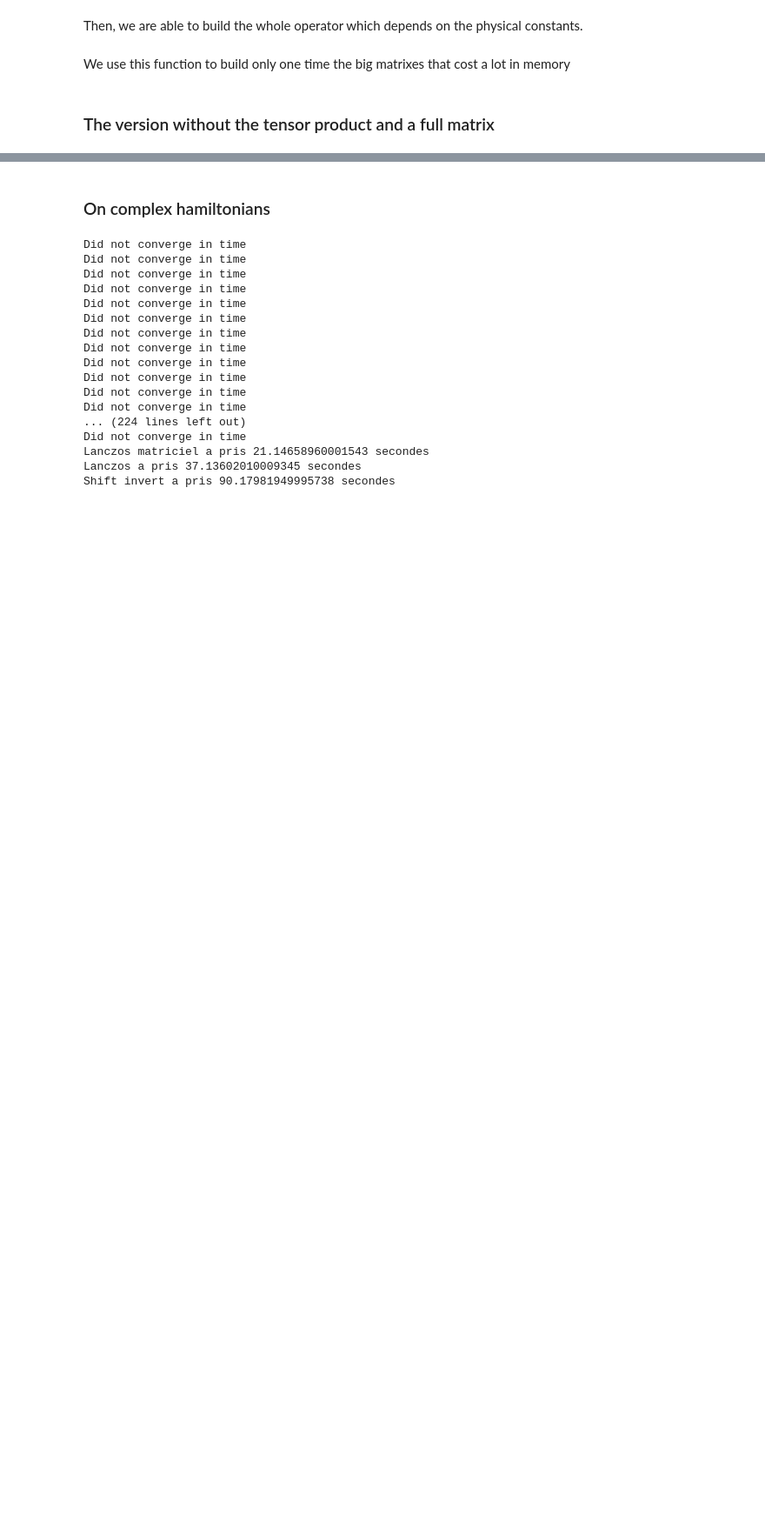
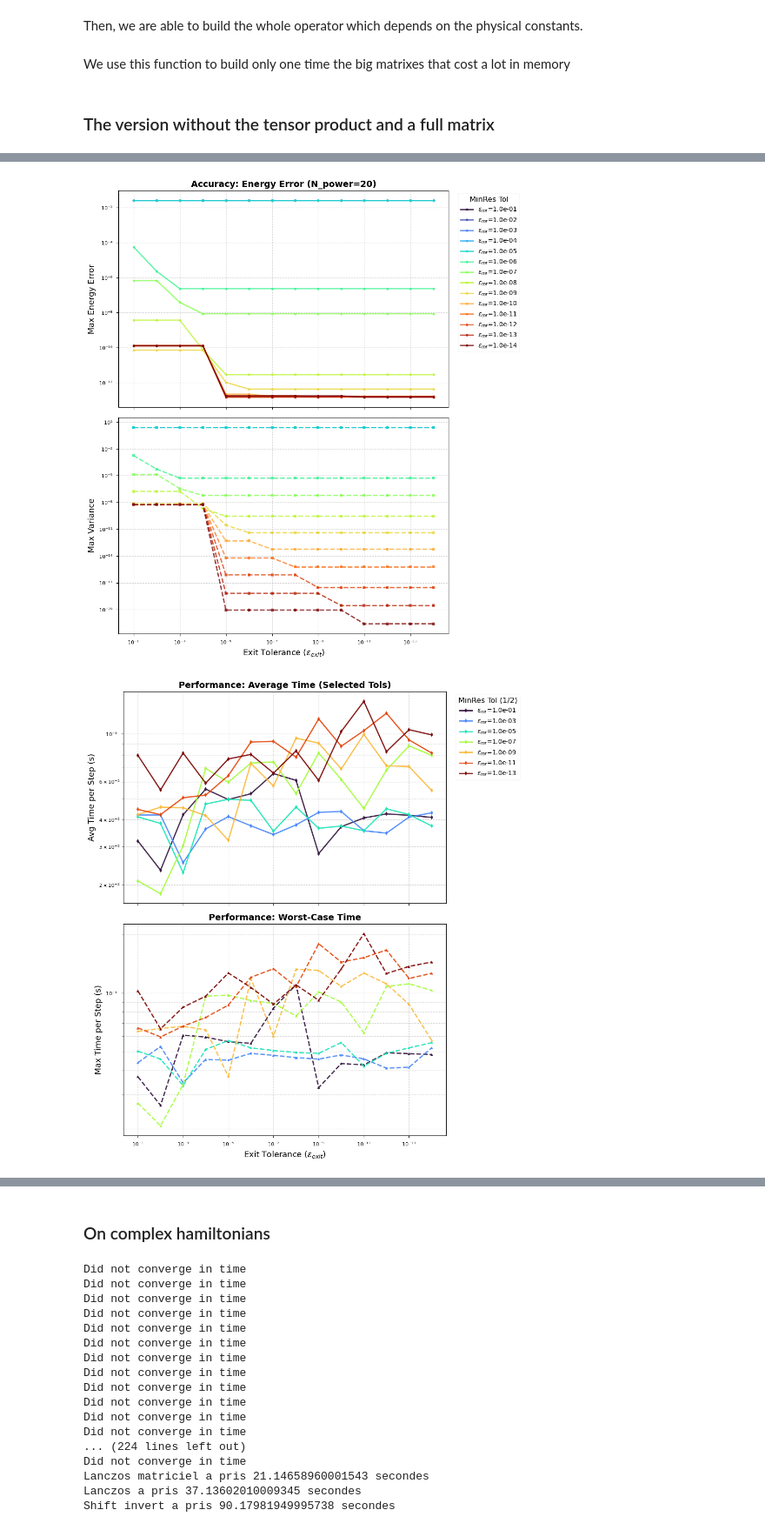
Before and after one commit to Grucciman/TR-Control, a Jupyter notebook: Internship/shift_invert.ipynb, the cells around one changed output, grey strips where cells are left out. Shown at 87% size. Cells and saved outputs as stored; diff of their text form; code cells hidden in the pictures; blank space fills up the shorter version.

```diff
--- a/Internship/shift_invert.ipynb
+++ b/Internship/shift_invert.ipynb
@@ -969,0 +1250,70 @@ KeyboardInterrupt:
+# %%
+# --- PLOTTING ---
+# On prépare deux listes de couleurs : une complète, une réduite
+colors_full = plt.cm.turbo(np.linspace(0, 1, len(tol_minres_list)))
+
+# Pour la performance, on filtre : une tolérance sur deux
+selected_tols_perf = list(results_time_avg.keys())[::2]
+colors_perf = plt.cm.turbo(np.linspace(0, 1, len(selected_tols_perf)))
+
+# FIGURE 1 : PRECISION (Toutes les courbes)
+fig1, (ax1, ax2) = plt.subplots(2, 1, figsize=(10, 11), sharex=True)
+
+for (tol_val, errors), color in zip(results_error.items(), colors_full):
+    ax1.plot(tol_exit_list, errors, 'o-', label=r'$\epsilon_{mr}$' + f'={tol_val:.1e}',
+             color=color, markersize=4, alpha=0.8)
+
+ax1.set_xscale('log')
+ax1.set_yscale('log')
+ax1.set_ylabel(r'Max Energy Error')
+ax1.set_title(f'Accuracy: Energy Error (N_power={N_power_fixed})', fontweight='bold')
+ax1.grid(True, which="both", ls="--", alpha=0.5)
+ax1.legend(bbox_to_anchor=(1.02, 1), loc='upper left', title="MinRes Tol", fontsize='small')
+ax1.invert_xaxis()
+
+for (tol_val, variances), color in zip(results_variance.items(), colors_full):
+    ax2.plot(tol_exit_list, variances, 's--', color=color, markersize=4, alpha=0.8)
+
+ax2.set_xscale('log')
+ax2.set_yscale('log')
+ax2.set_xlabel(r'Exit Tolerance ($\epsilon_{exit}$)')
+ax2.set_ylabel(r'Max Variance')
+ax2.grid(True, which="both", ls="--", alpha=0.5)
+
+plt.tight_layout()
+plt.show()
+
+# FIGURE 2 : PERFORMANCE (Une courbe sur deux pour éviter l'effet "barre")
+fig2, (ax3, ax4) = plt.subplots(2, 1, figsize=(10, 11), sharex=True)
+
+# On boucle uniquement sur les tolérances sélectionnées pour la performance
+for tol_val, color in zip(selected_tols_perf, colors_perf):
+
+    # Plot Temps Moyen (Plot 3)
+    ax3.plot(tol_exit_list, results_time_avg[tol_val], 'd-',
+             label=r'$\epsilon_{mr}$' + f'={tol_val:.1e}', color=color, markersize=5, alpha=0.9)
+
+    # Plot Temps Max (Plot 4)
+    ax4.plot(tol_exit_list, results_time_max[tol_val], '^--',
+             color=color, markersize=5, alpha=0.9)
+
+ax3.set_xscale('log')
+ax3.set_yscale('log')
+ax3.set_ylabel('Avg Time per Step (s)')
+ax3.set_title(f'Performance: Average Time (Selected Tols)', fontweight='bold')
+ax3.grid(True, which="both", ls="--", alpha=0.5)
+ax3.legend(bbox_to_anchor=(1.02, 1), loc='upper left', title="MinRes Tol (1/2)")
+ax3.invert_xaxis()
+
+ax4.set_xscale('log')
+ax4.set_yscale('log')
+ax4.set_xlabel(r'Exit Tolerance ($\epsilon_{exit}$)')
+ax4.set_ylabel('Max Time per Step (s)')
+ax4.set_title(f'Performance: Worst-Case Time', fontweight='bold')
+ax4.grid(True, which="both", ls="--", alpha=0.5)
+
+plt.tight_layout()
+plt.show()
+# %% [output]
+[figure, added]
+[figure, added]
```
Also changed, not shown: parts of 33 cells of this notebook.
